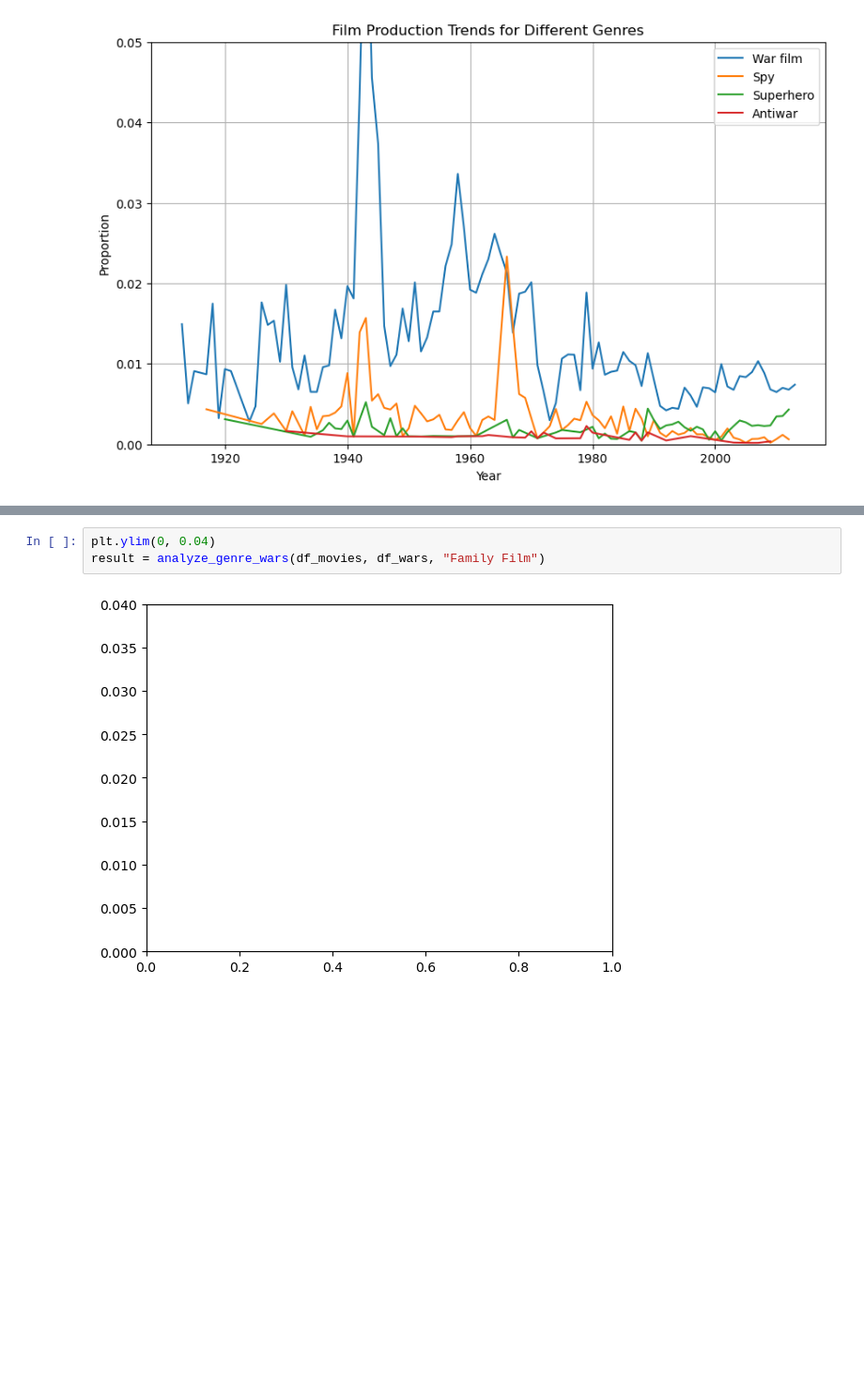
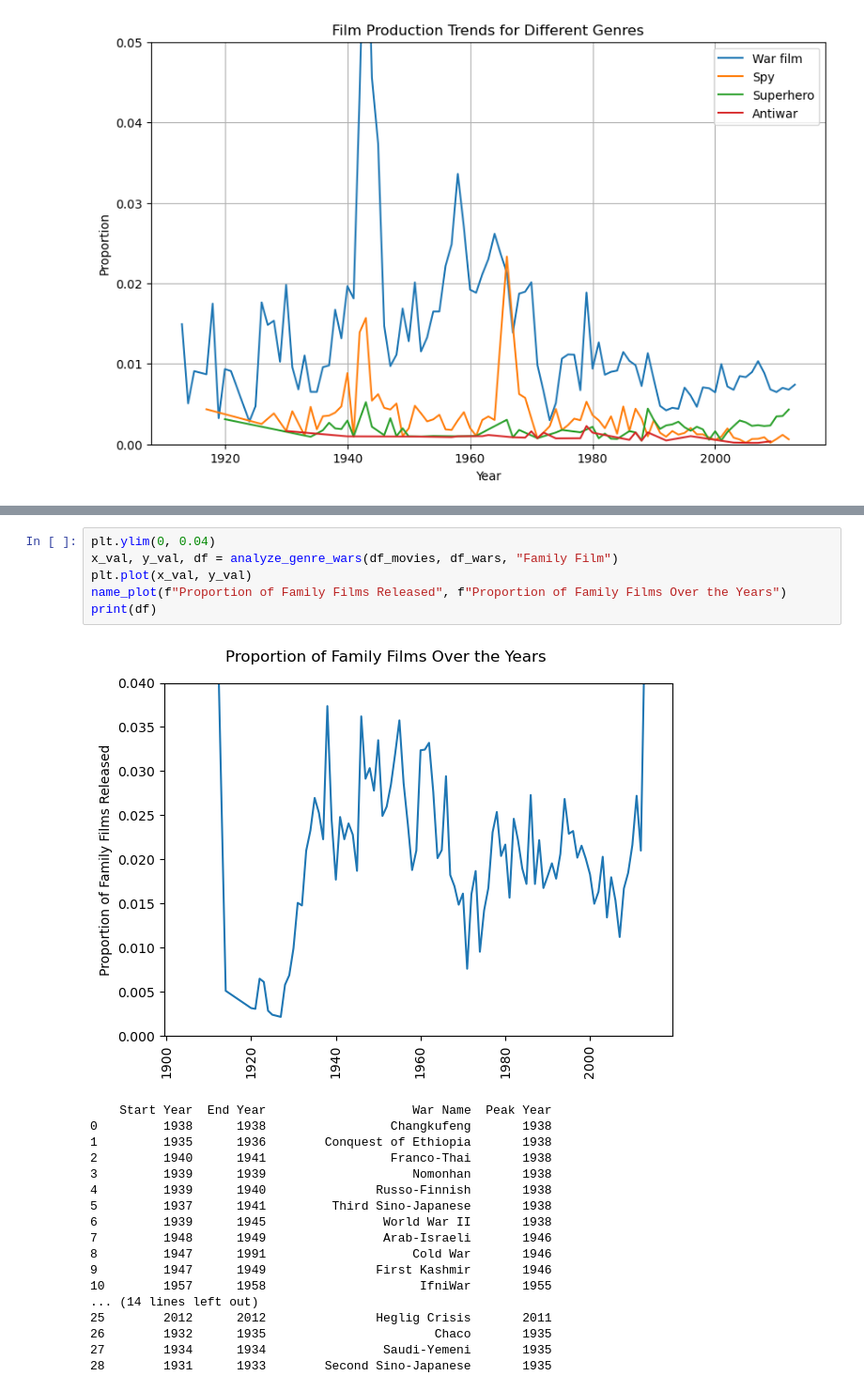
Before and after one commit to epfl-ada/ada-2024-project-americandentalassociation, a Jupyter notebook: Q1.ipynb, the cells around one changed output, grey strips where cells are left out. Shown at 94% size. Saved outputs shown, nothing was run; the diff lists cells and outputs as text; blank space fills up the shorter version.

```diff
--- a/Q1.ipynb
+++ b/Q1.ipynb
@@ -203,5 +298,25 @@ for genre in inspected_genres:
-# %%
-plt.ylim(0, 0.04)
-result = analyze_genre_wars(df_movies, df_wars, "Family Film")
-# %% [output]
-[figure, removed]
+# %%
+plt.ylim(0, 0.04)
+x_val, y_val, df = analyze_genre_wars(df_movies, df_wars, "Family Film")
+plt.plot(x_val, y_val)
+name_plot(f"Proportion of Family Films Released", f"Proportion of Family Films Over the Years")
+print(df)
+# %% [output]
+[figure, added]
+    Start Year  End Year                    War Name  Peak Year
+0         1938      1938                 Changkufeng       1938
+1         1935      1936        Conquest of Ethiopia       1938
+2         1940      1941                 Franco-Thai       1938
+3         1939      1939                    Nomonhan       1938
+4         1939      1940               Russo-Finnish       1938
+5         1937      1941         Third Sino-Japanese       1938
+6         1939      1945                World War II       1938
+7         1948      1949                Arab-Israeli       1946
+8         1947      1991                    Cold War       1946
+9         1947      1949               First Kashmir       1946
+10        1957      1958                     IfniWar       1955
+... (14 lines left out)
+25        2012      2012               Heglig Crisis       2011
+26        1932      1935                       Chaco       1935
+27        1934      1934                Saudi-Yemeni       1935
+28        1931      1933        Second Sino-Japanese       1935
```
Also changed, not shown: parts of 1 cell of this notebook.
